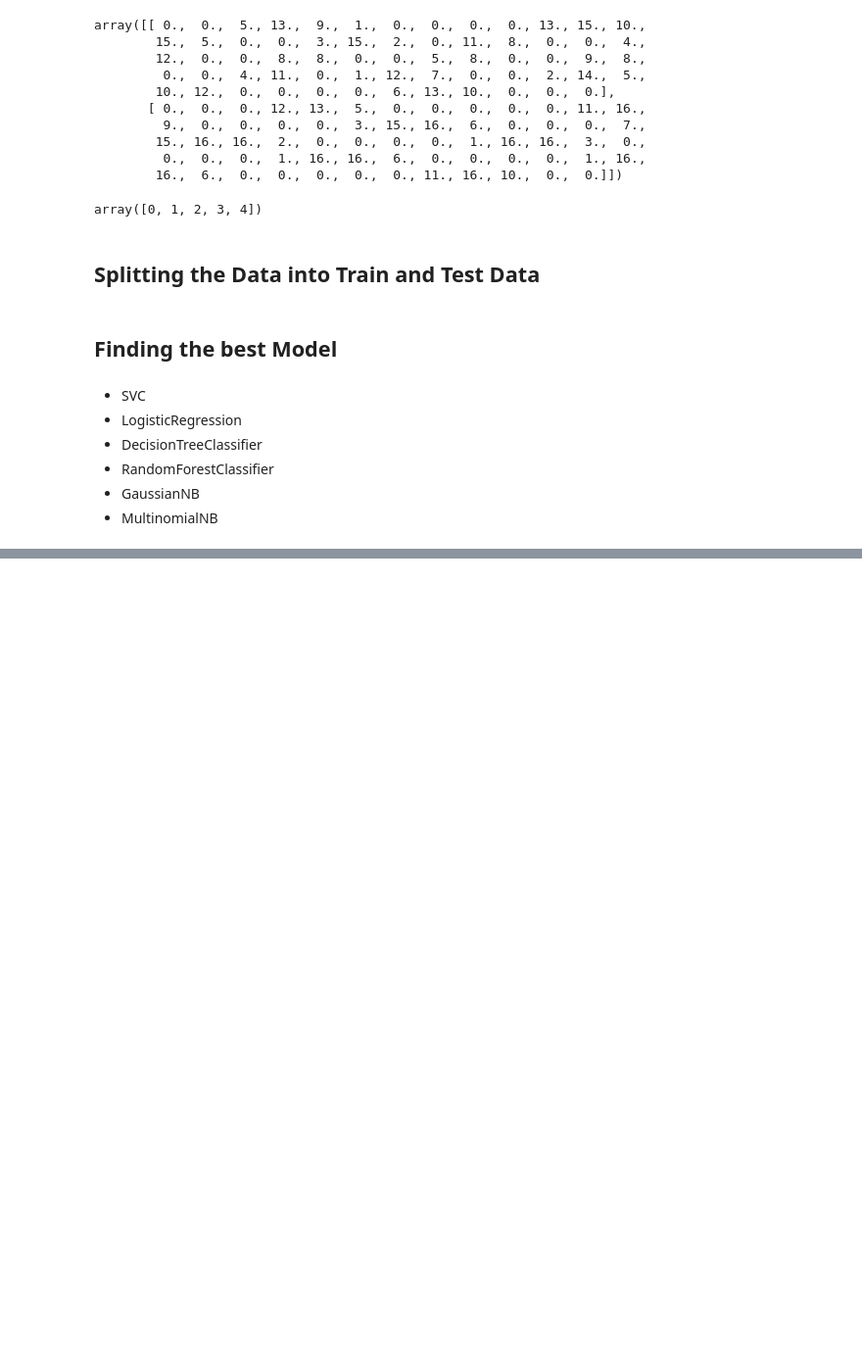
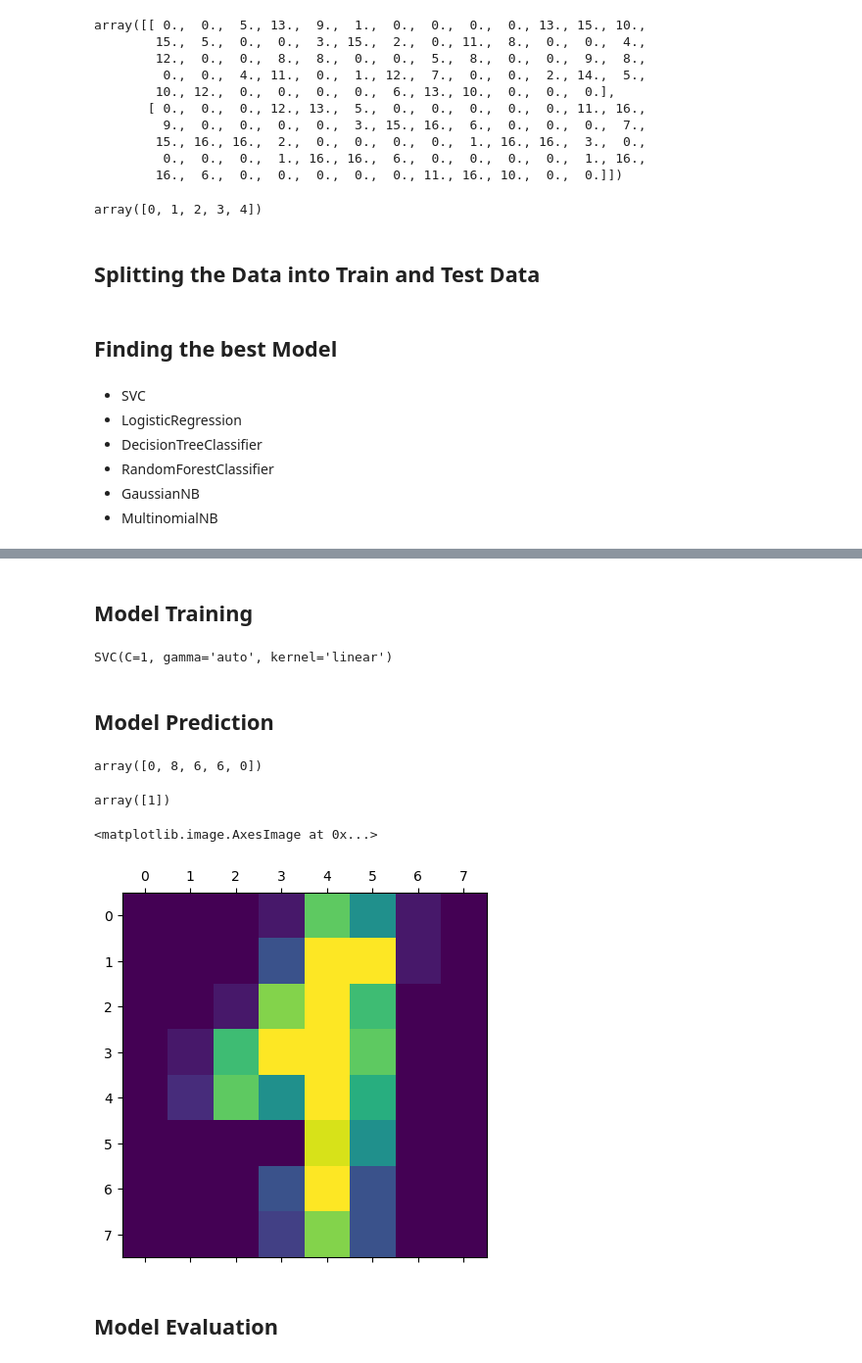
Before and after one commit to markdhareal/hyper-parameter-tuning, a Jupyter notebook: notebook/hyper-parameter-tuning.ipynb, the cells around one changed output, grey strips where cells are left out. Shown at 98% size. Cells and saved outputs as stored; diff of their text form; code cells hidden in the pictures; blank space fills up the shorter version.

Commit message:
Model Evaluation

```diff
--- a/notebook/hyper-parameter-tuning.ipynb
+++ b/notebook/hyper-parameter-tuning.ipynb
@@ -145,0 +150,25 @@ score_data_frame
+# %% [markdown]
+## Model Training
+# %%
+support_vector_machine.fit(X_train, y_train)
+# %% [output]
+SVC(C=1, gamma='auto', kernel='linear')
+# %% [markdown]
+## Model Prediction
+# %%
+y_pred = support_vector_machine.predict(X_test)
+y_pred[:5]
+# %% [output]
+array([0, 8, 6, 6, 0])
+# %%
+selected_prediction = support_vector_machine.predict([digits.data[90]])
+selected_prediction
+# %% [output]
+array([1])
+# %%
+plt.matshow(digits.images[90])
+# %% [output]
+<matplotlib.image.AxesImage at 0x...>
+[figure, added]
+# %% [markdown]
+## Model Evaluation
```
Also changed, not shown: parts of 3 cells of this notebook.
